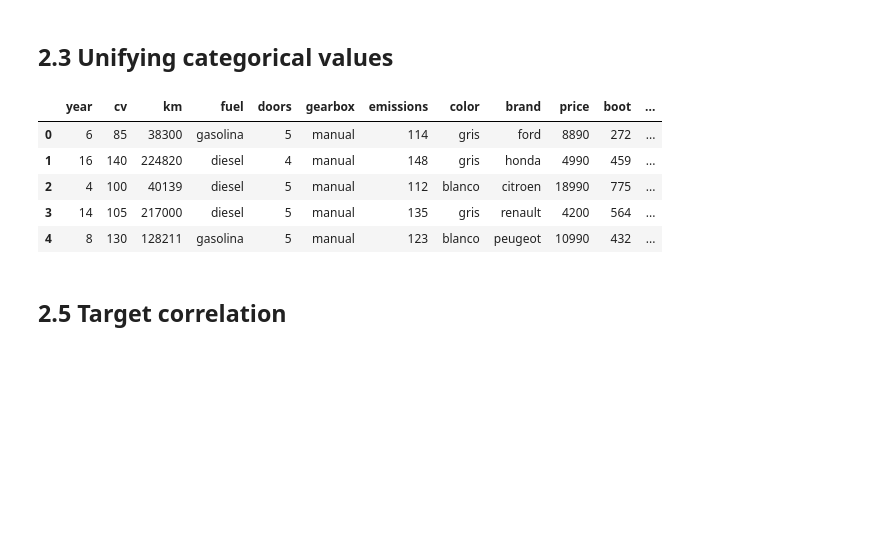
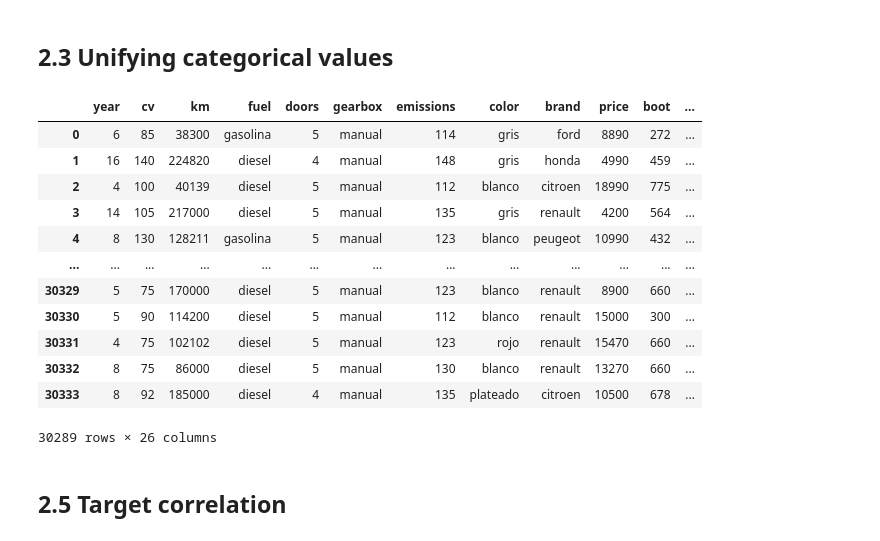
Before and after one commit to fbgr/car-price-model, a Jupyter notebook: python/2_cleaning.ipynb, the cells around one changed output. Drawn from its saved outputs; the diff is of its cells as text; code cells hidden in the pictures; blank space fills up the shorter version.

```diff
--- a/python/2_cleaning.ipynb
+++ b/python/2_cleaning.ipynb
@@ -11,7 +11,7 @@ import seaborn as sns
 from matplotlib import pyplot as plt
 pd.set_option('display.max_columns', None)
 # %%
-cars = pd.concat([pd.read_csv('./data/madrid.csv'),pd.read_csv('./data/barcelona.csv')],axis=0).reset_index(drop=True)
+cars = pd.concat([pd.read_csv('../data/madrid.csv'),pd.read_csv('../data/barcelona.csv'),pd.read_csv('../data/valencia.csv'),pd.read_csv('../data/sevilla.csv')],axis=0).reset_index(drop=True)
 # %% [markdown]
 ## 2.2 Duplicates & inconsistent data
 # %%
@@ -122,14 +122,21 @@ threshold = 9
 other_brands = cars['brand'].value_counts()[cars['brand'].value_counts().values<threshold].index
 cars['brand'] = np.where(cars['brand'].isin(other_brands), 'other',cars['brand'])
 # %%
-cars.head(5)
+cars
 # %% [output]
 |  | year | cv | km | fuel | doors | gearbox | emissions | color | brand | price | boot | ... |
 | 0 | 6 | 85 | 38300 | gasolina | 5 | manual | 114 | gris | ford | 8890 | 272 | ... |
 | 1 | 16 | 140 | 224820 | diesel | 4 | manual | 148 | gris | honda | 4990 | 459 | ... |
 | 2 | 4 | 100 | 40139 | diesel | 5 | manual | 112 | blanco | citroen | 18990 | 775 | ... |
 | 3 | 14 | 105 | 217000 | diesel | 5 | manual | 135 | gris | renault | 4200 | 564 | ... |
 | 4 | 8 | 130 | 128211 | gasolina | 5 | manual | 123 | blanco | peugeot | 10990 | 432 | ... |
+| ... | ... | ... | ... | ... | ... | ... | ... | ... | ... | ... | ... | ... |
+| 30329 | 5 | 75 | 170000 | diesel | 5 | manual | 123 | blanco | renault | 8900 | 660 | ... |
+| 30330 | 5 | 90 | 114200 | diesel | 5 | manual | 112 | blanco | renault | 15000 | 300 | ... |
+| 30331 | 4 | 75 | 102102 | diesel | 5 | manual | 123 | rojo | renault | 15470 | 660 | ... |
+| 30332 | 8 | 75 | 86000 | diesel | 5 | manual | 130 | blanco | renault | 13270 | 660 | ... |
+| 30333 | 8 | 92 | 185000 | diesel | 4 | manual | 135 | plateado | citroen | 10500 | 678 | ... |
+30289 rows × 26 columns
 # %% [markdown]
 ## 2.5 Target correlation
 # %%
```
Also changed, not shown: parts of 5 cells of this notebook, 1 other file.
